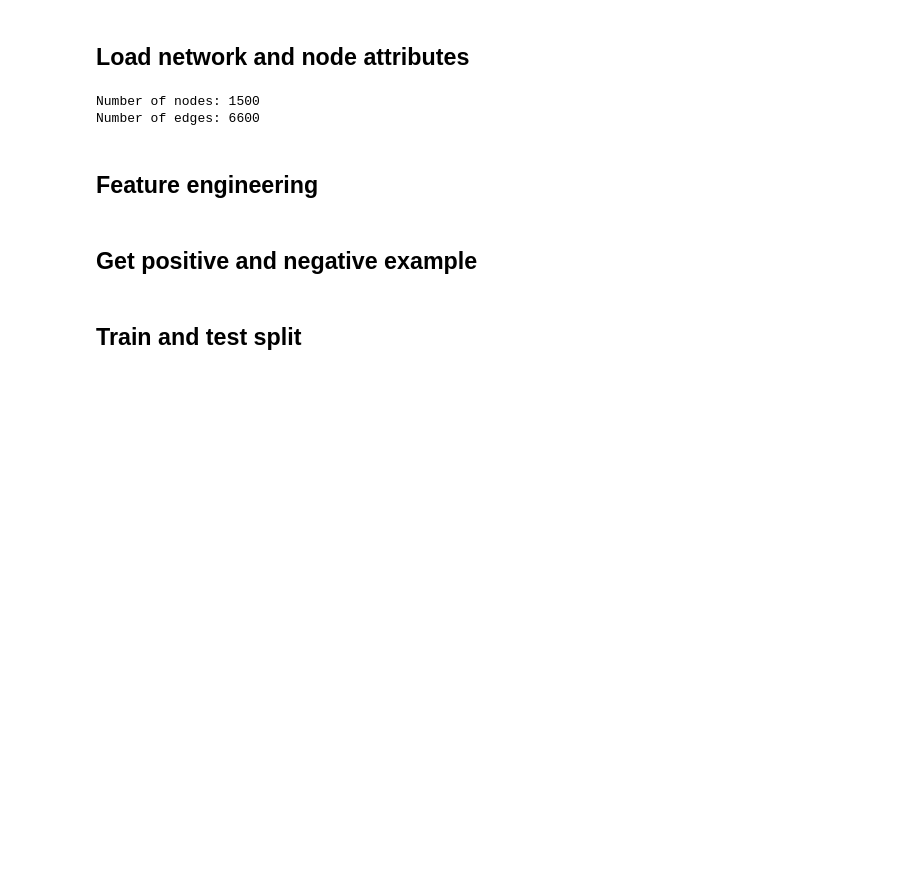
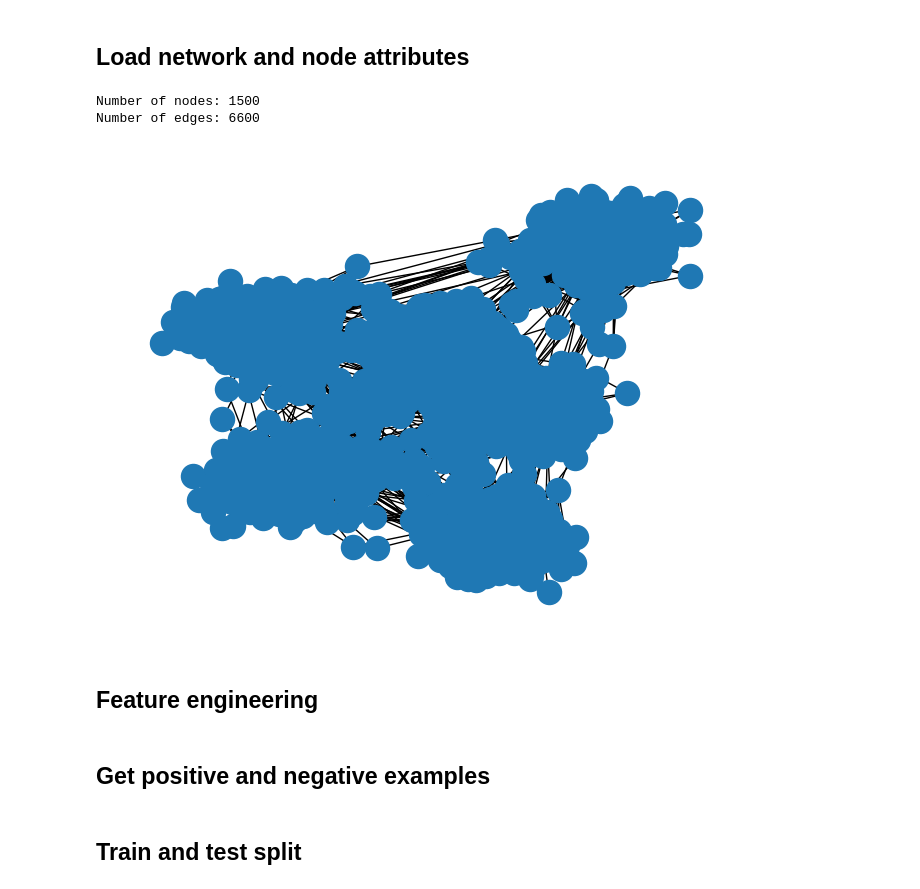
Before and after one commit to bgrsph/Fundamentals-of-Data-Science-Group-Assignments-, a Jupyter notebook: Assignment 2/assignment2_files_2025/ass2.ipynb, the cells around one changed output. Drawn from its saved outputs; the diff is of its cells as text; code cells hidden in the pictures; blank space fills up the shorter version.

```diff
--- a/Assignment 2/assignment2_files_2025/ass2.ipynb
+++ b/Assignment 2/assignment2_files_2025/ass2.ipynb
@@ -12,20 +12,24 @@ from sklearn.metrics import accuracy_score, roc_auc_score
 # %%
 # Load network
 G = nx.read_edgelist('edges_train.edgelist', delimiter=',', nodetype=int)
 
 # Load node attributes
 attributes = pd.read_csv('attributes.csv', header=None, names=['attribute'])
 
 # Build mapping: node_id -> attribute_value
 attr_map = dict(enumerate(attributes['attribute'].values))
 
 nx.set_node_attributes(G, attr_map, name='attribute')
 
 print(f"Number of nodes: {G.number_of_nodes()}")
 print(f"Number of edges: {G.number_of_edges()}")
+
+pos = nx.spring_layout(G)
+nx.draw(G, pos=pos)
 # %% [output]
 Number of nodes: 1500
 Number of edges: 6600
+[figure, added]
 # %% [markdown]
 ## Feature engineering
 # %%
@@ -42,7 +51,7 @@ def extract_features(G, u, v):
 
     return [common_neighbors, degree_u, degree_v, same_attr]
 # %% [markdown]
-## Get positive and negative example
+## Get positive and negative examples
 # %%
 # Positive examples (existing edges)
 positive_edges = list(G.edges())
```
Also changed, not shown: parts of 7 cells of this notebook, 1 other file.
